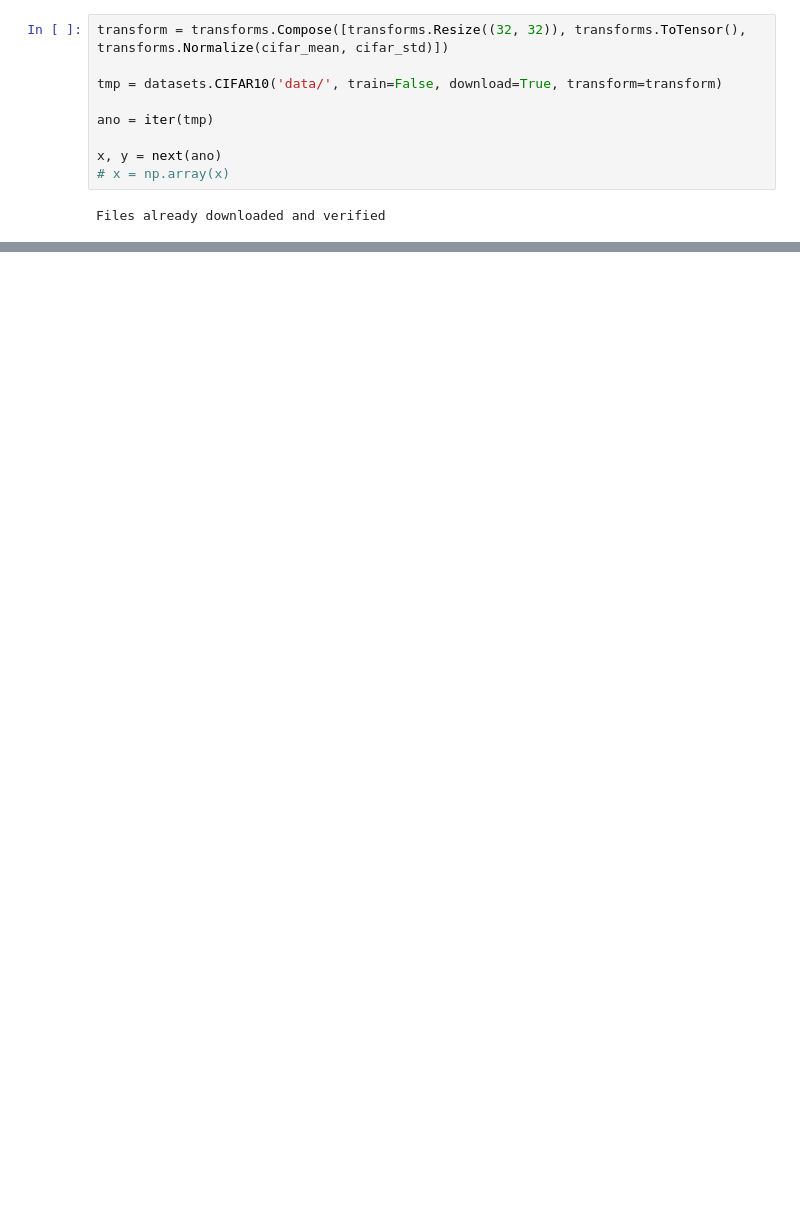
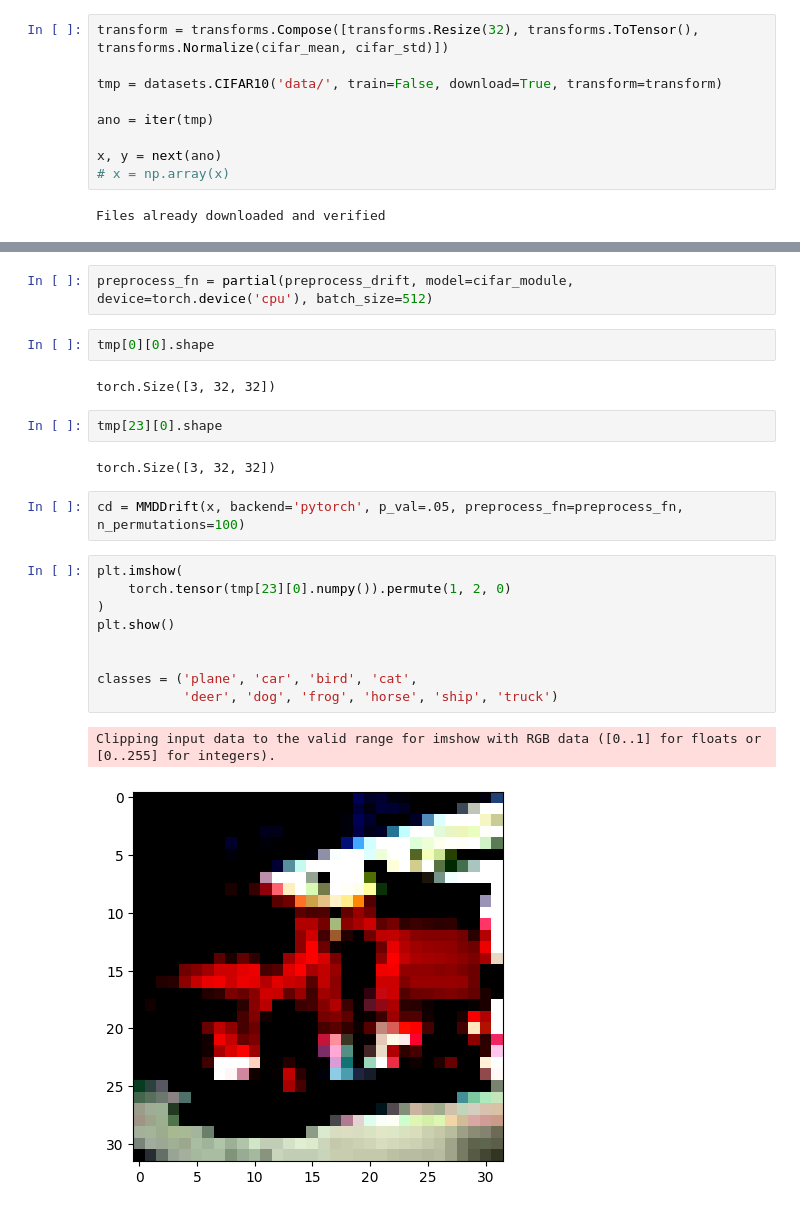
Before and after one commit to shivam13juna/emlo-s11, a Jupyter notebook: notebooks/my_cifar10.ipynb, the cells around one changed output, grey strips where cells are left out. Saved outputs shown, nothing was run; the diff lists cells and outputs as text; blank space fills up the shorter version.

```diff
--- a/notebooks/my_cifar10.ipynb
+++ b/notebooks/my_cifar10.ipynb
@@ -165,7 +286,7 @@ LOCAL_RANK: 0 - CUDA_VISIBLE_DEVICES: [0]
 # %%
 cifar_module = cifar_module.eval()
 # %%
-transform = transforms.Compose([transforms.Resize((32, 32)), transforms.ToTensor(), transforms.Normalize(cifar_mean, cifar_std)])
+transform = transforms.Compose([transforms.Resize(32), transforms.ToTensor(), transforms.Normalize(cifar_mean, cifar_std)])
 
 tmp = datasets.CIFAR10('data/', train=False, download=True, transform=transform)
 
@@ -210,0 +373,24 @@ labels[val]
+# %%
+preprocess_fn = partial(preprocess_drift, model=cifar_module, device=torch.device('cpu'), batch_size=512)
+# %%
+tmp[0][0].shape
+# %% [output]
+torch.Size([3, 32, 32])
+# %%
+tmp[23][0].shape
+# %% [output]
+torch.Size([3, 32, 32])
+# %%
+cd = MMDDrift(x, backend='pytorch', p_val=.05, preprocess_fn=preprocess_fn, n_permutations=100)
+# %%
+plt.imshow(
+    torch.tensor(tmp[23][0].numpy()).permute(1, 2, 0)
+)
+plt.show()
+
+
+classes = ('plane', 'car', 'bird', 'cat',
+           'deer', 'dog', 'frog', 'horse', 'ship', 'truck')
+# %% [output]
+Clipping input data to the valid range for imshow with RGB data ([0..1] for floats or [0..255] for integers).
+[figure, added]
```
Also changed, not shown: parts of 15 cells of this notebook, 33 other files.
